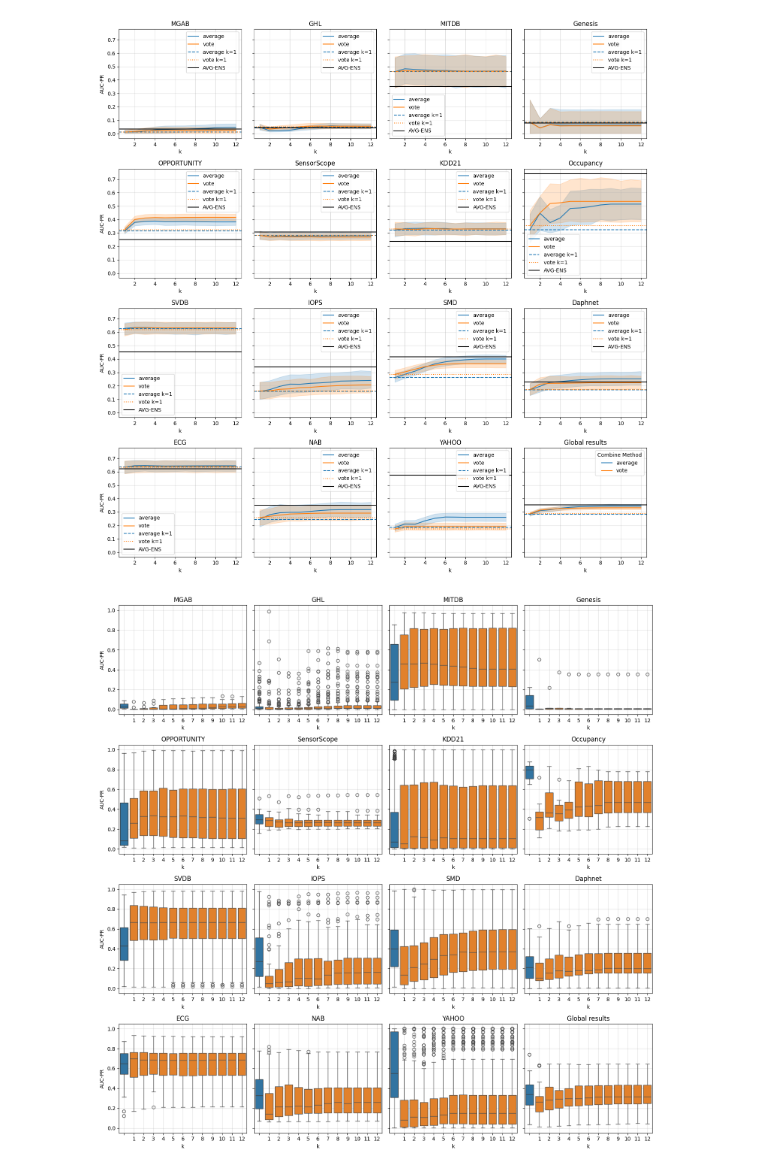
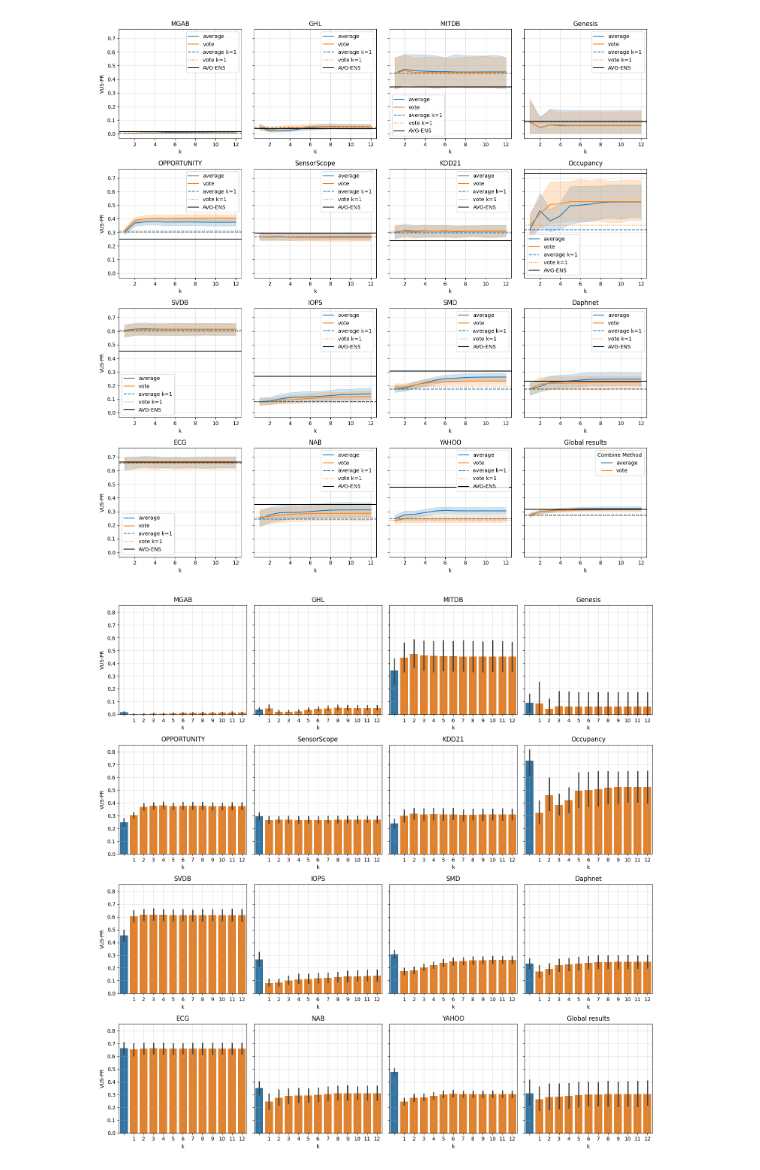
Before and after one commit to sylligardos/MSADv2, a Jupyter notebook: notebooks/unsupervised.ipynb, the cells around one changed output. Cells and saved outputs as stored; diff of their text form; code cells hidden in the pictures.

```diff
--- a/notebooks/unsupervised.ipynb
+++ b/notebooks/unsupervised.ipynb
@@ -184,20 +184,20 @@ k_values = [x for x in k_values if x in curr_experiment_env]
 # %%
 # Compute mean per dataset
 mean_per_dataset = []
-for combine_method in combine_methods:
+for combine_method in tqdm(combine_methods):
     for model_selector in model_selectors:
         for dataset in datasets:
             mean_per_dataset.append({
                 "Dataset": dataset,
                 "Model Selector": model_selector,
                 "Combine Method": combine_method,
-                "AUC-PR": df[(df['Dataset'] == dataset) & (df["Model Selector"] == model_selector) & (df["Combine Method"] == combine_method)]['AUC-PR'].mean()
+                "VUS-PR": df[(df['Dataset'] == dataset) & (df["Model Selector"] == model_selector) & (df["Combine Method"] == combine_method)]['VUS-PR'].mean()
             })
 df_to_plot = pd.DataFrame(mean_per_dataset)
 df_to_plot
 
 mean_per_dataset = []
-for dataset in datasets:
+for dataset in tqdm(datasets):
     for k in k_values:
         for combine_method in combine_methods:
             for model_selector in model_selectors:
@@ -206,8 +206,8 @@ for dataset in datasets:
                     "Model Selector": model_selector,
                     "Combine Method": combine_method,
                     "k": k,
-                    "AUC-PR": df[(df['Dataset'] == dataset) & (df['k'] == k) & (df["Model Selector"] == model_selector) & (df["Combine Method"] == combine_method)]['AUC-PR'].mean()
+                    "VUS-PR": df[(df['Dataset'] == dataset) & (df['k'] == k) & (df["Model Selector"] == model_selector) & (df["Combine Method"] == combine_method)]['VUS-PR'].mean()
                 })
 means_df = pd.DataFrame(mean_per_dataset)
-means_df.head(5)
+means_df
 # %% [output]
@@ -223,6 +230,7 @@ avg_ens_means = []
 for dataset in datasets:
     avg_ens_means.append({
         "Dataset": dataset,
-        "AUC-PR": metrics_df.filter(like=dataset, axis=0).mean()[0]
+        "VUS-PR": metrics_df.filter(like=dataset, axis=0).mean()[0]
     })
 avg_ens_means_df = pd.DataFrame(avg_ens_means)
+avg_ens_means_df
@@ -271,5 +296,5 @@ plt.show()
 # %%
-# Plot the AUC-PR values
+# Plot the VUS-PR values
 fig, axes = plt.subplots(4, 4, figsize=(15, 15), sharey=True)
 model_selector = [x for x in model_selectors if 'knn' in x][0]
 
@@ -277,13 +302,13 @@ for i in range (0, len(datasets)):
     curr_data = df[(df["Dataset"] == datasets[i]) & (df["Model Selector"] == model_selector)]
 
     # Compute average for k = 1
-    avg_k_1_average = curr_data[(curr_data["Combine Method"] == 'average') & (curr_data["k"] == 1)]['AUC-PR'].mean()
-    avg_k_1_vote = curr_data[(curr_data["Combine Method"] == 'vote') & (curr_data["k"] == 1)]['AUC-PR'].mean()
+    avg_k_1_average = curr_data[(curr_data["Combine Method"] == 'average') & (curr_data["k"] == 1)]['VUS-PR'].mean()
+    avg_k_1_vote = curr_data[(curr_data["Combine Method"] == 'vote') & (curr_data["k"] == 1)]['VUS-PR'].mean()
 
     # Compute average of AVG_ENS
-    avg_avg_ens = curr_data[curr_data['k'] == 1]['AVG_ENS_AUC_PR'].mean()
+    avg_avg_ens = curr_data[curr_data['k'] == 1]['AVG_ENS_VUS_PR'].mean()
 
-    sns.lineplot(ax=axes[i//4, i % 4], data=curr_data, x="k", y="AUC-PR", hue="Combine Method", hue_order=combine_methods)
+    sns.lineplot(ax=axes[i//4, i % 4], data=curr_data, x="k", y="VUS-PR", hue="Combine Method", hue_order=combine_methods)
     axes[i//4, i % 4].axhline(y=avg_k_1_average, color='C0', linestyle='dashed', label='average k=1')
     axes[i//4, i % 4].axhline(y=avg_k_1_vote, color='C1', linestyle='dotted', label='vote k=1')
     axes[i//4, i % 4].axhline(y=avg_avg_ens, color='black', label='AVG-ENS')
@@ -295,13 +320,13 @@ for i in range (0, len(datasets)):
 curr_data = df[(df["Model Selector"] == model_selector)]
 
 # Compute average for k = 1
-avg_k_1_average = curr_data[(curr_data["Combine Method"] == 'average') & (curr_data["k"] == 1)]['AUC-PR'].mean()
-avg_k_1_vote = curr_data[(curr_data["Combine Method"] == 'vote') & (curr_data["k"] == 1)]['AUC-PR'].mean()
+avg_k_1_average = curr_data[(curr_data["Combine Method"] == 'average') & (curr_data["k"] == 1)]['VUS-PR'].mean()
+avg_k_1_vote = curr_data[(curr_data["Combine Method"] == 'vote') & (curr_data["k"] == 1)]['VUS-PR'].mean()
 
 # Compute average of AVG_ENS
-avg_avg_ens = curr_data[curr_data['k'] == 1]['AVG_ENS_AUC_PR'].mean()
+avg_avg_ens = curr_data[curr_data['k'] == 1]['AVG_ENS_VUS_PR'].mean()
 
-sns.lineplot(ax=axes[3, 3], data=curr_data, x="k", y="AUC-PR", hue="Combine Method", hue_order=combine_methods)
+sns.lineplot(ax=axes[3, 3], data=curr_data, x="k", y="VUS-PR", hue="Combine Method", hue_order=combine_methods)
 axes[3, 3].axhline(y=avg_k_1_average, color='C0', linestyle='dashed', label='average k=1')
 axes[3, 3].axhline(y=avg_k_1_vote, color='C1', linestyle='dotted', label='vote k=1')
 axes[3, 3].axhline(y=avg_avg_ens, color='black', label='AVG-ENS')
@@ -311,39 +336,39 @@ axes[3, 3].title.set_text("Global results")
 plt.tight_layout()
 plt.show()
 # %% [output]
-[figure, old version]
+[figure, new version]
 # %%
-# Plot the AUC-PR values
+# Plot the VUS-PR values
 fig, axes = plt.subplots(4, 4, figsize=(15, 15), sharey=True)
 model_selector = [x for x in model_selectors if 'knn' in x][0]
 combine_method = 'average'
 
 
 for i in range (0, len(datasets)):
     curr_data = df[(df["Dataset"] == datasets[i]) & (df["Model Selector"] == model_selector) & (df["Combine Method"] == combine_method)]
 
-    sns.boxplot(ax=axes[i//4, i % 4], data=curr_data[curr_data['k'] == 1], y="AVG_ENS_AUC_PR")
-    sns.boxplot(ax=axes[i//4, i % 4], data=curr_data, x="k", y="AUC-PR")
+    sns.barplot(ax=axes[i//4, i % 4], data=curr_data[curr_data['k'] == 1], y="AVG_ENS_VUS_PR")
+    sns.barplot(ax=axes[i//4, i % 4], data=curr_data, x="k", y="VUS-PR")
 
-    axes[i//4, i % 4].set(ylabel='AUC-PR')
+    axes[i//4, i % 4].set(ylabel='VUS-PR')
     axes[i//4, i % 4].grid(alpha=0.4)
     axes[i//4, i % 4].title.set_text(datasets[i])
 
 # Compute global plot
 curr_data = df[(df["Model Selector"] == model_selector) & (df["Combine Method"] == combine_method)]
 curr_means_df = means_df[(means_df["Model Selector"] == model_selector) & (means_df["Combine Method"] == combine_method)]
 
-sns.boxplot(ax=axes[3, 3], data=avg_ens_means_df, y="AUC-PR")
-sns.boxplot(ax=axes[3, 3], data=curr_means_df, x="k", y="AUC-PR")
+sns.barplot(ax=axes[3, 3], data=avg_ens_means_df, y="VUS-PR")
+sns.barplot(ax=axes[3, 3], data=curr_means_df, x="k", y="VUS-PR")
 
-axes[3, 3].set(ylabel='AUC-PR')
+axes[3, 3].set(ylabel='VUS-PR')
 axes[3, 3].grid(alpha=0.4)
 axes[3, 3].title.set_text("Global results")
 
 plt.tight_layout()
 plt.show()
 # %% [output]
-[figure, old version]
+[figure, new version]
 # %%
 plt.figure(figsize=(15, 15))
 for i, model_selector in enumerate(model_selectors):
```
Also changed, not shown: parts of 12 cells of this notebook, 1 other file.
